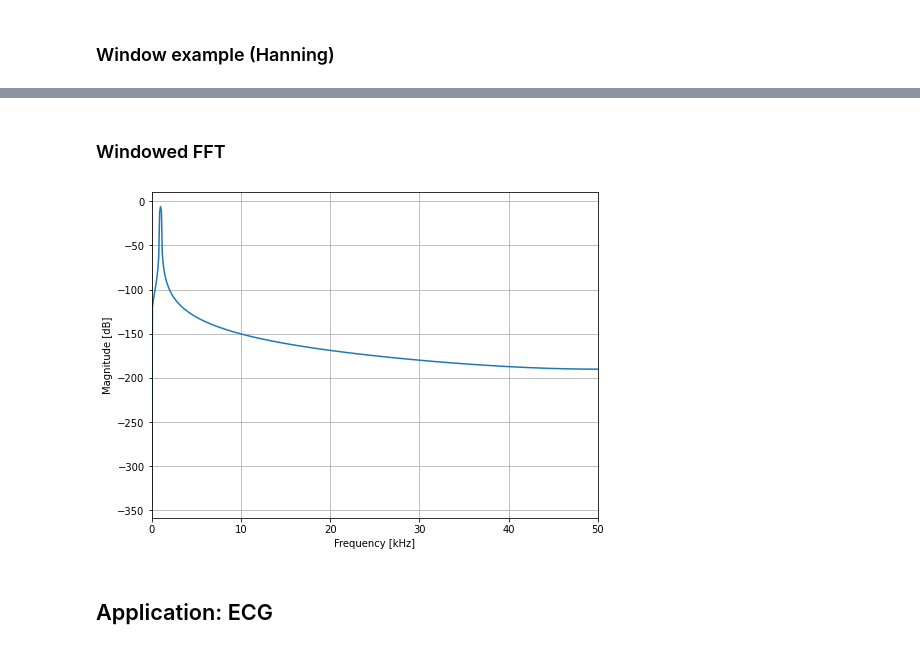
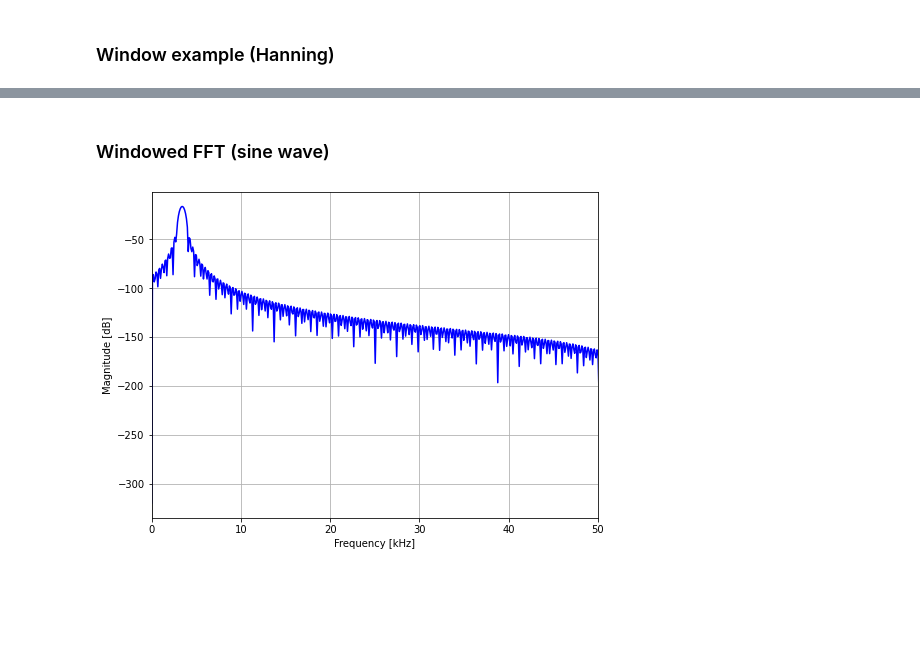
Before and after one commit to uw-analog/ee538-autumn2020, a Jupyter notebook: 2020_10_01_EE538_Lecture1.ipynb, the cells around one changed output, grey strips where cells are left out. Cells and saved outputs as stored; diff of their text form; code cells hidden in the pictures; blank space fills up the shorter version.

```diff
--- a/2020_10_01_EE538_Lecture1.ipynb
+++ b/2020_10_01_EE538_Lecture1.ipynb
@@ -338,7 +401,7 @@ def fft_mag(x, N, T, t):
 # %%
 def plot_fft_dB(freqs, mags, fmin, fmax):
     fig, ax = plt.subplots(figsize = (8.0,6.0))
-    ax.plot(1e-3*freqs, 20*np.log10(mags))
+    ax.plot(1e-3*freqs, 20*np.log10(mags), 'b')
     ax.set_xlim(fmin, fmax)
     ax.set_xlabel('Frequency [kHz]')
     ax.set_ylabel('Magnitude [dB]')
@@ -358,11 +421,11 @@ w = 2*np.pi*f
 t_sim = 10e-3
 
 # number of sample points
-N = 1000
+N = 300
 
 # time array
 t_in = np.linspace(0, t_sim, N)
 
 # time-domain signal
-v_in = np.sin(w*t_in)
+v_in = np.sin(w*t_in+ np.pi/3)
 # %% [markdown]
@@ -382,0 +441,5 @@ plot_fft_dB(fft_freq, fft_mag_in, 0, 50)
+# %%
+NFFT = 2**10
+fft_freq, fft_mag_in = fft_mag(v_in, NFFT, t_sim/NFFT, t_sim)
+freq_abs = fft_freq*N/NFFT
+plot_fft_dB(freq_abs, fft_mag_in, 0, 15)
@@ -388,7 +462,7 @@ The Fourier Transform only contains information up to the Nyquist frequency, $f_
 from scipy.signal import hann
 from scipy.signal import blackman
 from scipy.signal import hamming
-win = hann(N)
-v_in_windowed = v_in*win
+win_hann = hann(N)
+v_in_windowed = v_in*win_hann
 plot_xy(1e3*t_in, v_in_windowed, 'Time [ms]', 'Voltage [V]')
 # %% [output]
@@ -396,9 +470,7 @@ plot_xy(1e3*t_in, v_in_windowed, 'Time [ms]', 'Voltage [V]')
 # %% [markdown]
-### Windowed FFT
+### Windowed FFT (sine wave)
 # %%
-fft_freq, fft_mag_windowed = fft_mag(v_in_windowed, N, t_sim/N, t_sim)
+fft_freq, fft_mag_windowed = fft_mag(v_in_windowed, NFFT, t_sim/NFFT, t_sim)
 plot_fft_dB(fft_freq, fft_mag_windowed, 0, 50)
 # %% [output]
-[figure, old version]
+[figure, new version]
-# %% [markdown]
-## Application: ECG
```
Also changed, not shown: parts of 50 cells of this notebook, 6 other files.
